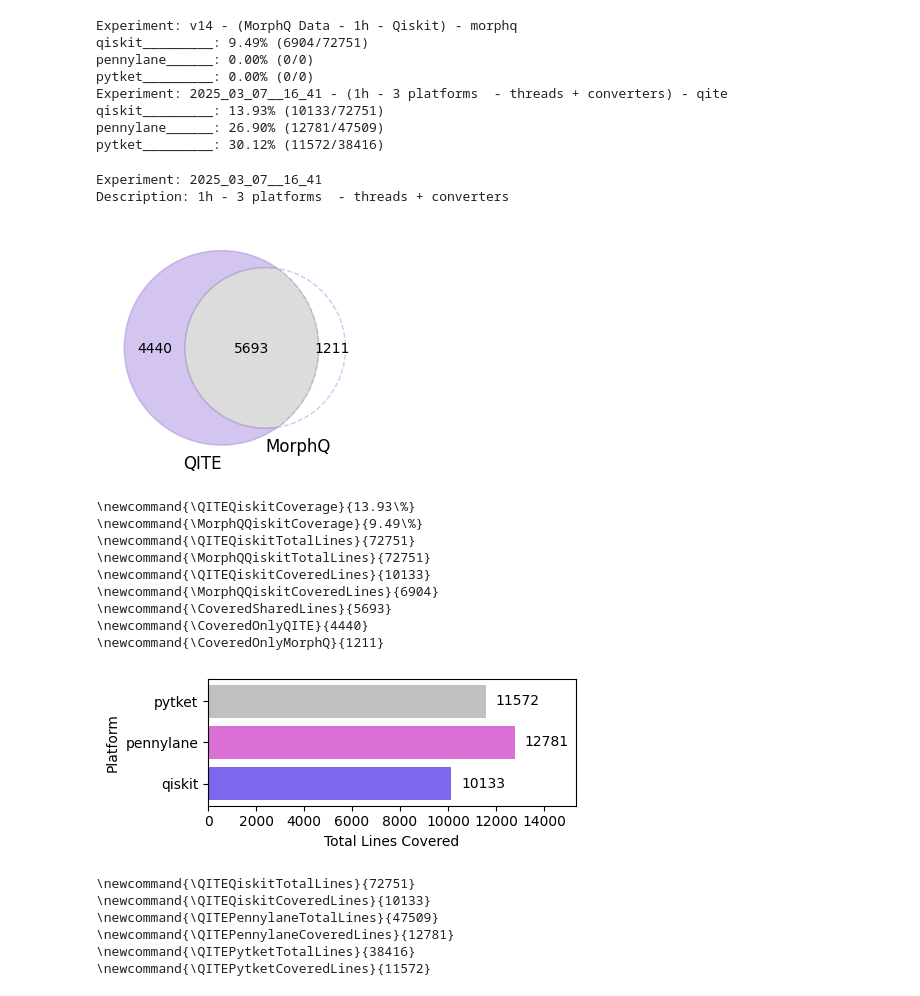
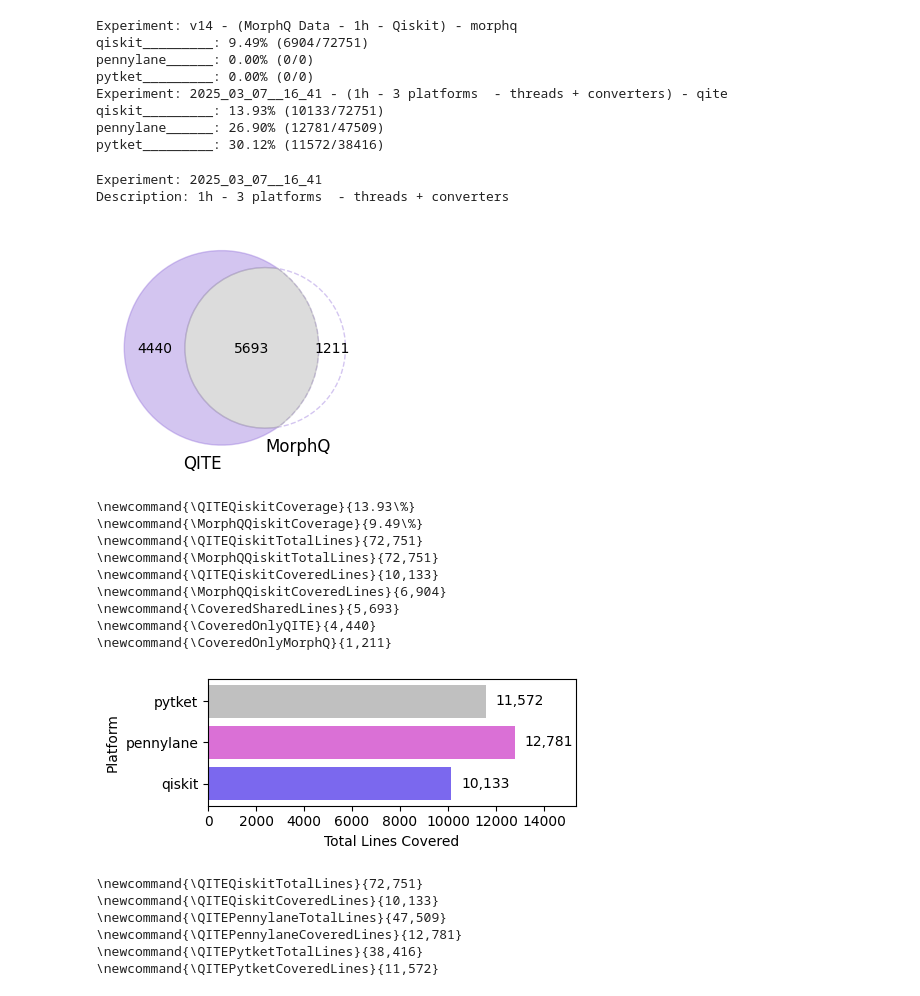
Before and after one commit to sola-st/qite-quantum-platform-testing, a Jupyter notebook: notebooks/028_RQ_Results.ipynb, the cells around one changed output. Drawn from its saved outputs; the diff is of its cells as text; code cells hidden in the pictures.

```diff
--- a/notebooks/028_RQ_Results.ipynb
+++ b/notebooks/028_RQ_Results.ipynb
@@ -168,16 +168,16 @@ def print_latex_commands(
         ("MorphQQiskitCoverage",
             f"{cov_qiskit_morphq['coverage_percentage']:.2f}\\%"),
         ("QITEQiskitTotalLines",
-            f"{cov_qiskit_ours['total']}"),
+            f"{cov_qiskit_ours['total']:,.0f}"),
         ("MorphQQiskitTotalLines",
-            f"{cov_qiskit_morphq['total']}"),
+            f"{cov_qiskit_morphq['total']:,.0f}"),
         ("QITEQiskitCoveredLines",
-            f"{cov_qiskit_ours['covered']}"),
+            f"{cov_qiskit_ours['covered']:,.0f}"),
         ("MorphQQiskitCoveredLines",
-            f"{cov_qiskit_morphq['covered']}"),
-        ("CoveredSharedLines", f"{len(venn_data.intersection)}"),
-        ("CoveredOnlyQITE", f"{len(venn_data.exclusive_set1)}"),
-        ("CoveredOnlyMorphQ", f"{len(venn_data.exclusive_set2)}"),
+            f"{cov_qiskit_morphq['covered']:,.0f}"),
+        ("CoveredSharedLines", f"{len(venn_data.intersection):,.0f}"),
+        ("CoveredOnlyQITE", f"{len(venn_data.exclusive_set1):,.0f}"),
+        ("CoveredOnlyMorphQ", f"{len(venn_data.exclusive_set2):,.0f}"),
     ]
 
     for cmd_name, value in coverage_commands:
@@ -206,13 +206,13 @@ Description: 1h - 3 platforms  - threads + converters
 [figure]
 \newcommand{\QITEQiskitCoverage}{13.93\%}
 \newcommand{\MorphQQiskitCoverage}{9.49\%}
-\newcommand{\QITEQiskitTotalLines}{72751}
-\newcommand{\MorphQQiskitTotalLines}{72751}
-\newcommand{\QITEQiskitCoveredLines}{10133}
-\newcommand{\MorphQQiskitCoveredLines}{6904}
-\newcommand{\CoveredSharedLines}{5693}
-\newcommand{\CoveredOnlyQITE}{4440}
-\newcommand{\CoveredOnlyMorphQ}{1211}
+\newcommand{\QITEQiskitTotalLines}{72,751}
+\newcommand{\MorphQQiskitTotalLines}{72,751}
+\newcommand{\QITEQiskitCoveredLines}{10,133}
+\newcommand{\MorphQQiskitCoveredLines}{6,904}
+\newcommand{\CoveredSharedLines}{5,693}
+\newcommand{\CoveredOnlyQITE}{4,440}
+\newcommand{\CoveredOnlyMorphQ}{1,211}
 # %%
 PLATFORM_COLORS = {'qiskit': 'mediumslateblue',
                    'pytket': 'silver', 'pennylane': 'orchid'}
@@ -238,40 +238,40 @@ def create_platform_bar_plot(package_coverage, platforms, output_path):
     fig.tight_layout()
     plt.show()
     fig.savefig(output_path)
 
 
 def add_bar_value_labels(ax, bars, values, max_val):
     """Adds labels to the end of each bar in a horizontal bar plot."""
     for bar, value in zip(bars, values):
         ax.text(value + (max_val / 30), bar.get_y() + bar.get_height() / 2,
-                f'{value}', va='center', ha='left')
+                f'{value:,.0f}', va='center', ha='left')
 
 
 def print_latex_commands(package_coverage, platforms):
     """Prints LaTeX commands for total and covered lines for each platform."""
     for platform in platforms:
         total_lines = package_coverage[platform]['total']
         covered_lines = package_coverage[platform]['covered']
         print(
-            f"\\newcommand{{\\QITE{platform.capitalize()}TotalLines}}{{{total_lines}}}")
+            f"\\newcommand{{\\QITE{platform.capitalize()}TotalLines}}{{{total_lines:,.0f}}}")
         print(
-            f"\\newcommand{{\\QITE{platform.capitalize()}CoveredLines}}{{{covered_lines}}}")
+            f"\\newcommand{{\\QITE{platform.capitalize()}CoveredLines}}{{{covered_lines:,.0f}}}")
 
 
 # Main execution
 create_platform_bar_plot(
     package_coverage=COVERAGE_DATA_ALL[SELECTED_EXP_QITE],
     platforms=PLATFORMS,
     output_path=OUTPUT_PATH_BAR_PLOT,
 )
 print_latex_commands(
     package_coverage=COVERAGE_DATA_ALL[SELECTED_EXP_QITE],
     platforms=PLATFORMS)
 # %% [output]
-[figure, old version]
+[figure, new version]
-\newcommand{\QITEQiskitTotalLines}{72751}
-\newcommand{\QITEQiskitCoveredLines}{10133}
-\newcommand{\QITEPennylaneTotalLines}{47509}
-\newcommand{\QITEPennylaneCoveredLines}{12781}
-\newcommand{\QITEPytketTotalLines}{38416}
-\newcommand{\QITEPytketCoveredLines}{11572}
+\newcommand{\QITEQiskitTotalLines}{72,751}
+\newcommand{\QITEQiskitCoveredLines}{10,133}
+\newcommand{\QITEPennylaneTotalLines}{47,509}
+\newcommand{\QITEPennylaneCoveredLines}{12,781}
+\newcommand{\QITEPytketTotalLines}{38,416}
+\newcommand{\QITEPytketCoveredLines}{11,572}
```
Also changed, not shown: parts of 2 cells of this notebook.
